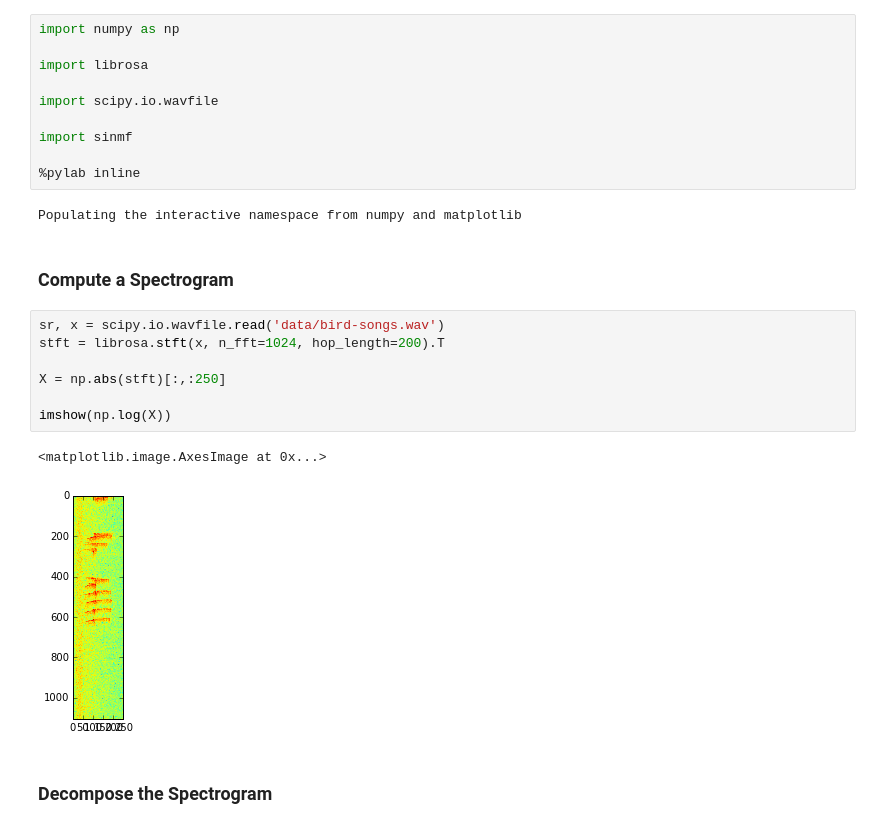
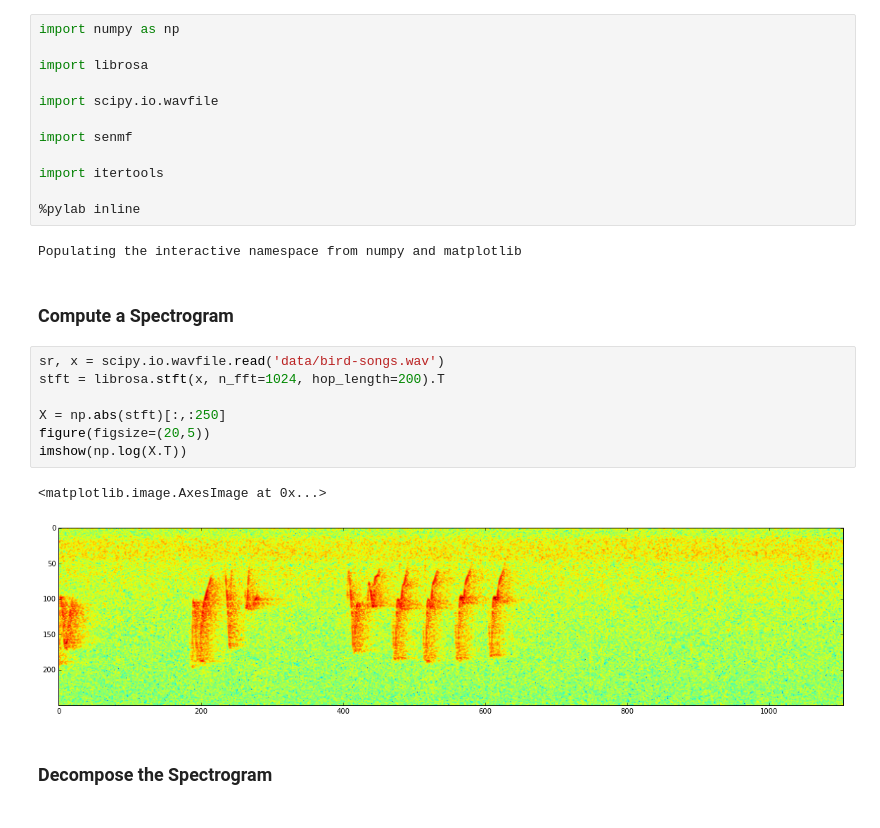
Before and after one commit to mattwescott/senmf, a Jupyter notebook: demo.ipynb, the cells around one changed output. Drawn from its saved outputs; the diff is of its cells as text.

```diff
--- a/demo.ipynb
+++ b/demo.ipynb
@@ -5,7 +5,9 @@ import librosa
 
 import scipy.io.wavfile
 
-import sinmf
+import senmf
+
+import itertools
 
 %pylab inline
 # %% [output]
@@ -15,12 +17,12 @@ Populating the interactive namespace from numpy and matplotlib
 # %%
 sr, x = scipy.io.wavfile.read('data/bird-songs.wav')
 stft = librosa.stft(x, n_fft=1024, hop_length=200).T
 
 X = np.abs(stft)[:,:250]
-
-imshow(np.log(X))
+figure(figsize=(20,5))
+imshow(np.log(X.T))
 # %% [output]
 <matplotlib.image.AxesImage at 0x...>
-[figure, old version]
+[figure, new version]
 # %% [markdown]
 ### Decompose the Spectrogram
```
Also changed, not shown: parts of 13 cells of this notebook, 1 other file.
